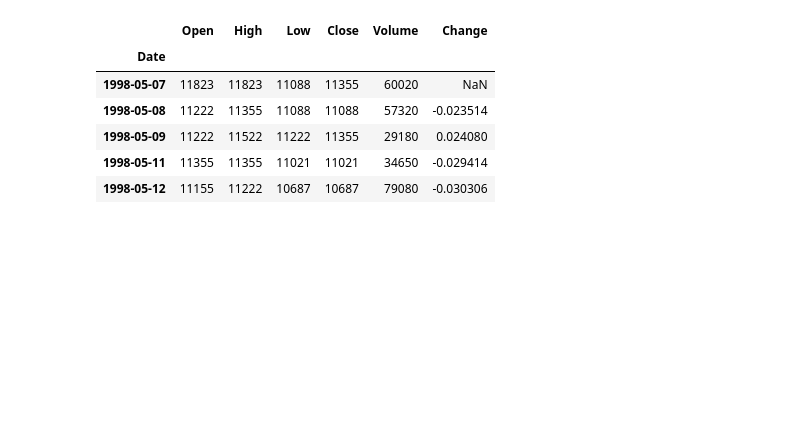
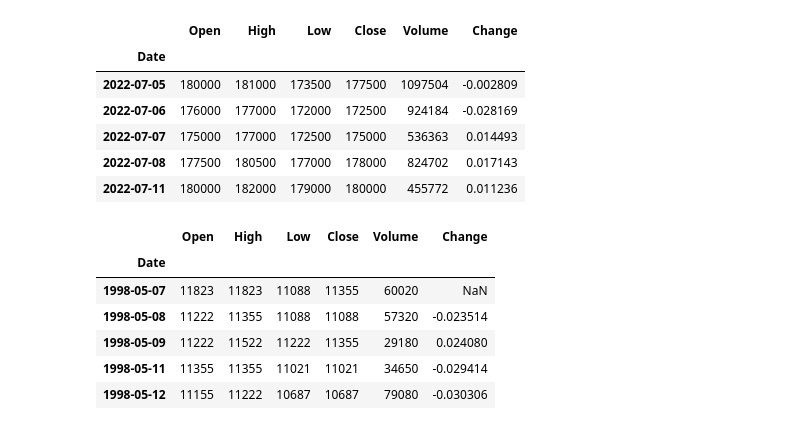
Before and after one commit to NHU19/test_project, a Jupyter notebook: 6주차_실습과제_LSTM을_활용한_현대차_주가예측.ipynb, the cells around one changed output. Saved outputs shown, nothing was run; the diff lists cells and outputs as text; code cells hidden in the pictures; blank space fills up the shorter version.

```diff
--- a/6주차_실습과제_LSTM을_활용한_현대차_주가예측.ipynb
+++ b/6주차_실습과제_LSTM을_활용한_현대차_주가예측.ipynb
@@ -7,0 +40,12 @@ STOCK_CODE = '005380'
+# %%
+hyundai = fdr.DataReader('005380')
+# %%
+hyundai.tail()
+# %% [output]
+|  | Open | High | Low | Close | Volume | Change |
+| Date |  |  |  |  |  |  |
+| 2022-07-05 | 180000 | 181000 | 173500 | 177500 | 1097504 | -0.002809 |
+| 2022-07-06 | 176000 | 177000 | 172000 | 172500 | 924184 | -0.028169 |
+| 2022-07-07 | 175000 | 177000 | 172500 | 175000 | 536363 | 0.014493 |
+| 2022-07-08 | 177500 | 180500 | 177000 | 178000 | 824702 | 0.017143 |
+| 2022-07-11 | 180000 | 182000 | 179000 | 180000 | 455772 | 0.011236 |
```
Also changed, not shown: parts of 29 cells of this notebook.
